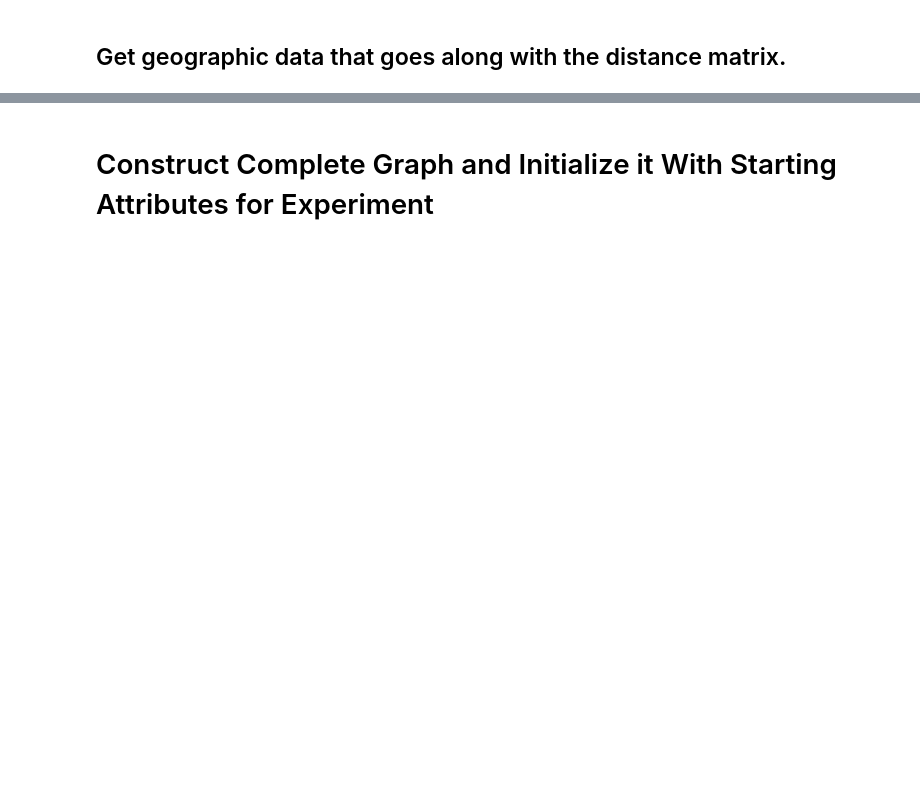
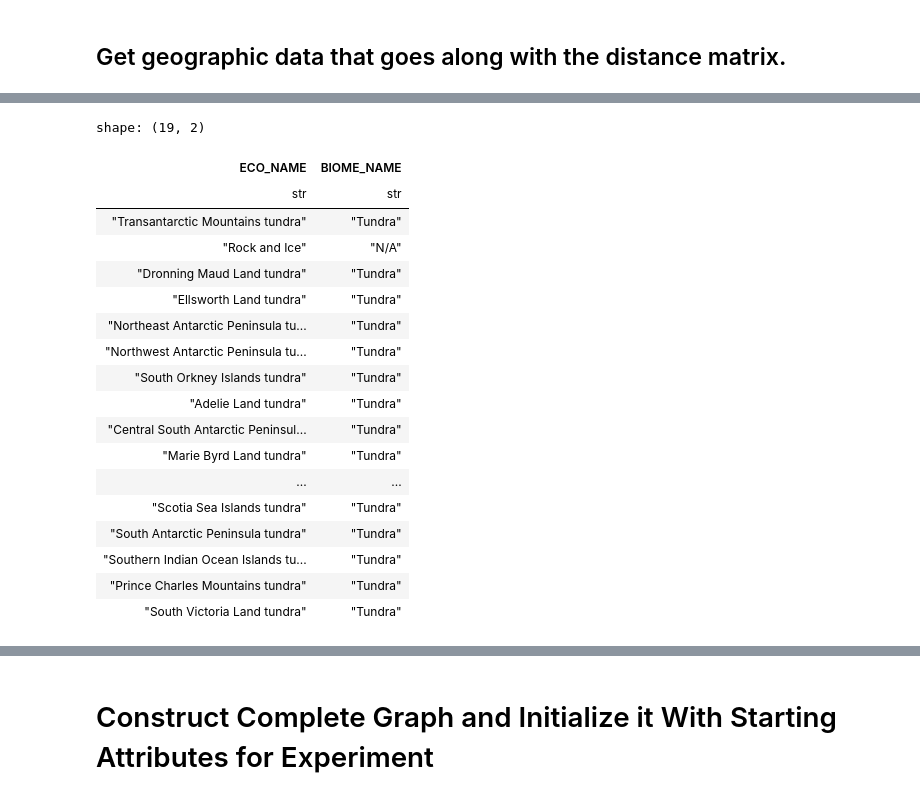
Before and after one commit to iamgiddyaboutgit-schoolwork/doe_group_project, a Jupyter notebook: src/simulate_world.ipynb, the cells around one changed output, grey strips where cells are left out. Saved outputs shown, nothing was run; the diff lists cells and outputs as text; code cells hidden in the pictures; blank space fills up the shorter version.

Commit message:
Reorganize
Make a whole bunch of factors. Work with some of the data on the biomes
using polars.
Next: The idea is to store info. at the biome level in
ecoregions_2017_with_more_points_no_geo.

```diff
--- a/src/simulate_world.ipynb
+++ b/src/simulate_world.ipynb
@@ -97,0 +187,14 @@ ecoregions_2017_with_more_points = geopandas.read_file(filename=Path(DATA_PATH,
+# %%
+ecoregions_2017_with_more_points["ecoregion_area_in_sq_m"] = ecoregions_2017_with_more_points.area
+# %%
+ecoregions_2017_with_more_points_no_geo = pl.from_pandas(
+    data=ecoregions_2017_with_more_points.loc[:, ["ECO_NAME", "BIOME_NAME", "REALM", "ecoregion_area_in_sq_m"]]
+)
+# %%
+# Convert to square miles
+ecoregions_2017_with_more_points_no_geo = (ecoregions_2017_with_more_points_no_geo
+    .with_columns([
+        (pl.col("ecoregion_area_in_sq_m") / (1609.34**2)).alias("ecoregion_area_in_sq_mi")
+    ])
+    .drop("ecoregion_area_in_sq_m")
+)
@@ -97,0 +256,11 @@ ecoregions_2017_with_more_points = geopandas.read_file(filename=Path(DATA_PATH,
+# %%
+# What are the areas of each location
+# if each ecoregion in which they are located
+# is divided into equal area sections according
+# to the number of locations in that ecoregion?
+ecoregions_2017_with_more_points_no_geo = (ecoregions_2017_with_more_points_no_geo
+    .with_columns([
+        (pl.col("ecoregion_area_in_sq_mi") / pl.count("ECO_NAME").over("ECO_NAME"))
+        .alias("location_area_in_sq_mi")
+    ])
+)
@@ -97,0 +405,26 @@ ecoregions_2017_with_more_points = geopandas.read_file(filename=Path(DATA_PATH,
+# %%
+(ecoregions_2017_with_more_points_no_geo
+    .filter((pl.col("REALM") == "Antarctica") | (pl.col("REALM") == "N/A"))
+    .select(["ECO_NAME", "BIOME_NAME"])
+    .unique()
+)
+# %% [output]
+shape: (19, 2)
+| ECO_NAME | BIOME_NAME |
+| str | str |
+| "Transantarctic Mountains tundra" | "Tundra" |
+| "Rock and Ice" | "N/A" |
+| "Dronning Maud Land tundra" | "Tundra" |
+| "Ellsworth Land tundra" | "Tundra" |
+| "Northeast Antarctic Peninsula tu... | "Tundra" |
+| "Northwest Antarctic Peninsula tu... | "Tundra" |
+| "South Orkney Islands tundra" | "Tundra" |
+| "Adelie Land tundra" | "Tundra" |
+| "Central South Antarctic Peninsul... | "Tundra" |
+| "Marie Byrd Land tundra" | "Tundra" |
+| ... | ... |
+| "Scotia Sea Islands tundra" | "Tundra" |
+| "South Antarctic Peninsula tundra" | "Tundra" |
+| "Southern Indian Ocean Islands tu... | "Tundra" |
+| "Prince Charles Mountains tundra" | "Tundra" |
+| "South Victoria Land tundra" | "Tundra" |
```
Also changed, not shown: parts of 28 cells of this notebook.
